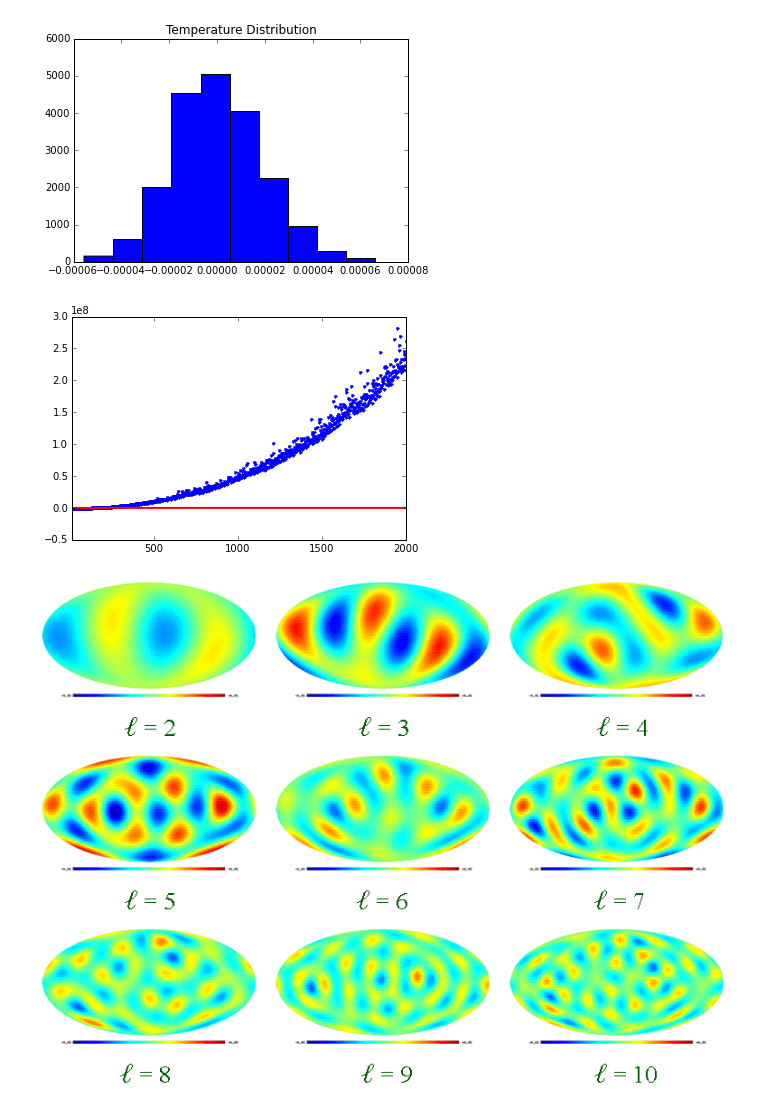
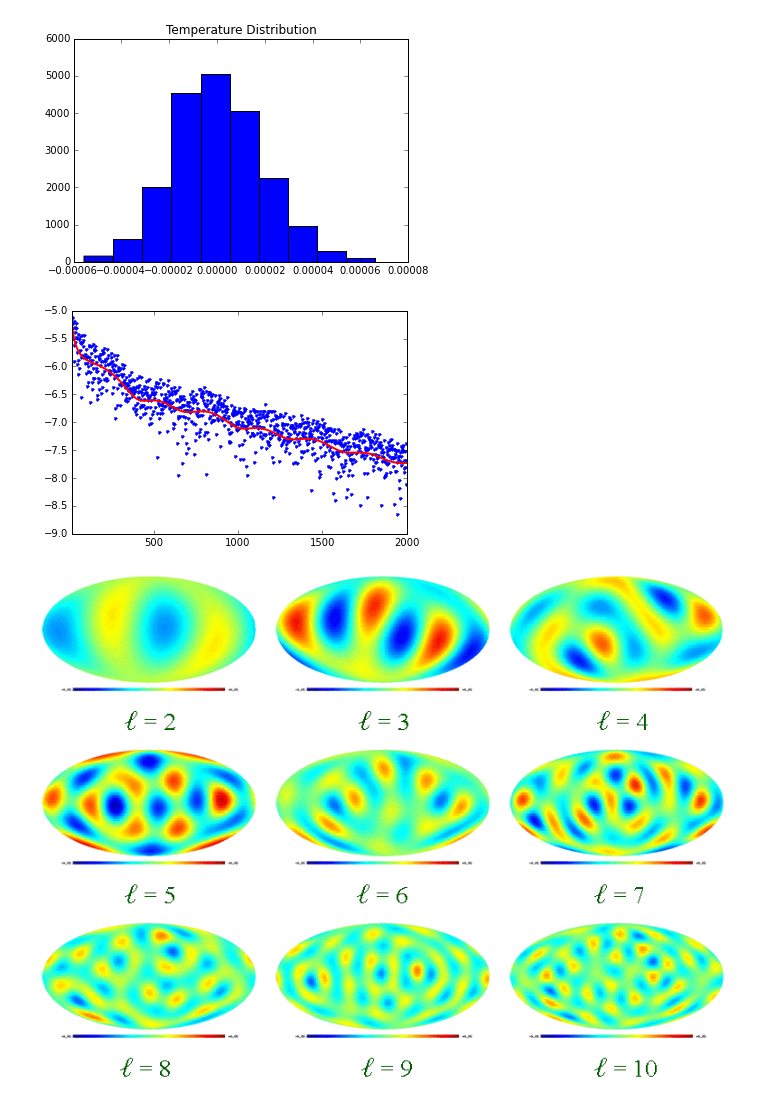
Before and after one commit to chenjj2/DS-seminar, a Jupyter notebook: CMB/Random Field.ipynb, the cells around one changed output. Cells and saved outputs as stored; diff of their text form; code cells hidden in the pictures.

```diff
--- a/CMB/Random Field.ipynb
+++ b/CMB/Random Field.ipynb
@@ -46,11 +46,11 @@ plt.hist(temp); plt.title('Temperature Distribution')
 # %%
 
 fft = np.abs(np.fft.fftshift(np.fft.fft(temp))); fft_len = len(fft)
 fft_plot = np.log10(fft[int(fft_len/2):fft_len]*10**-4)
-plt.plot(np.arange(1000)*2,(fft_plot[0:1000])**1.*(np.arange(1000)*2)**2,'.'); plt.xlim([10,2000])
+plt.plot(np.arange(1000)*2,(fft_plot[0:1000]),'.'); plt.xlim([10,2000])
 plt.plot(np.log10(yamp), linewidth=2., color='red');
 # %% [output]
-[figure, old version]
+[figure, new version]
 # %%
 image = Image(filename='modes.png'); image
 # Image credit: Chiang Lung-Yih, doing a spherical harmonic decomposition of the CMB data.
```
